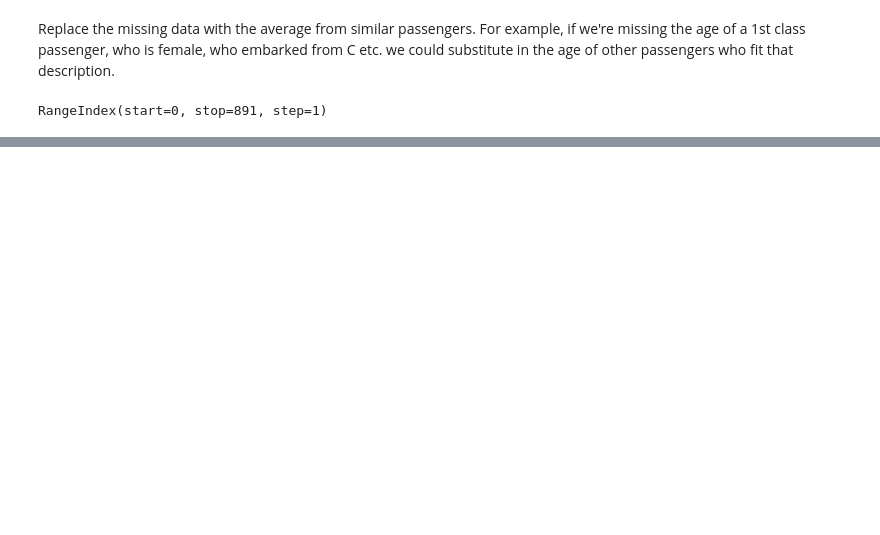
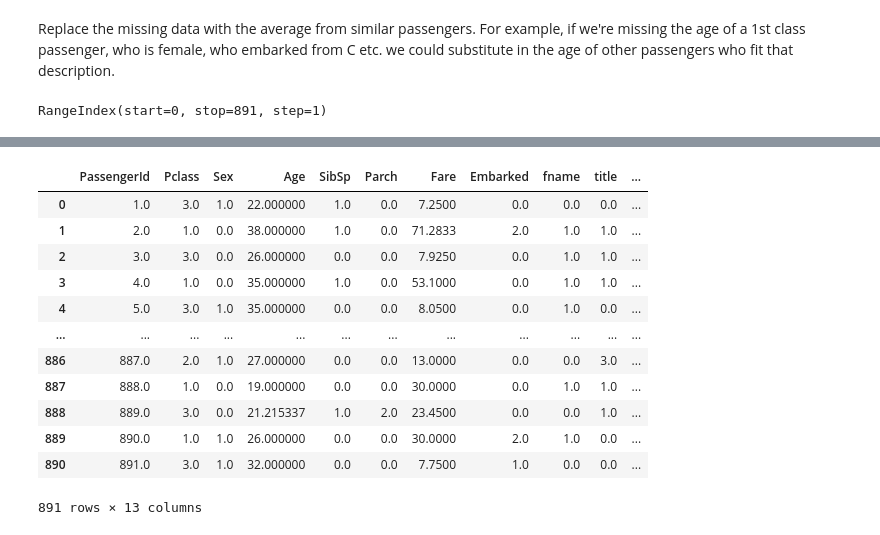
Before and after one commit to malte-n/Data-Science-Portfolio, a Jupyter notebook: titanic_kaggle_comp/titanic_classification_problem.ipynb, the cells around one changed output, grey strips where cells are left out. Drawn from its saved outputs; the diff is of its cells as text; code cells hidden in the pictures; blank space fills up the shorter version.

```diff
--- a/titanic_kaggle_comp/titanic_classification_problem.ipynb
+++ b/titanic_kaggle_comp/titanic_classification_problem.ipynb
@@ -312,0 +232,3 @@ RangeIndex(start=0, stop=891, step=1)
+# %%
+train_data.drop(["Ticket"], axis=1, inplace=True)
+test_data.drop(["Ticket"], axis=1, inplace=True)
@@ -313,3 +257,35 @@ RangeIndex(start=0, stop=891, step=1)
+# %%
+from sklearn.experimental import enable_iterative_imputer
+from sklearn.impute import IterativeImputer
+from sklearn.preprocessing import PolynomialFeatures
+
+
+combined = pd.concat([train_data,test_data],keys=[0,1])
+
+imp = IterativeImputer(max_iter = 20, random_state = 42)
+combined = pd.DataFrame(imp.fit_transform(combined), index = combined.index, columns = combined.columns)
+
+poly = PolynomialFeatures(degree=2)
+
+
+train_data = combined.xs(0)
+test_data = combined.xs(1)
+
+train_data
+# %% [output]
+|  | PassengerId | Pclass | Sex | Age | SibSp | Parch | Fare | Embarked | fname | title | ... |
+| 0 | 1.0 | 3.0 | 1.0 | 22.000000 | 1.0 | 0.0 | 7.2500 | 0.0 | 0.0 | 0.0 | ... |
+| 1 | 2.0 | 1.0 | 0.0 | 38.000000 | 1.0 | 0.0 | 71.2833 | 2.0 | 1.0 | 1.0 | ... |
+| 2 | 3.0 | 3.0 | 0.0 | 26.000000 | 0.0 | 0.0 | 7.9250 | 0.0 | 1.0 | 1.0 | ... |
+| 3 | 4.0 | 1.0 | 0.0 | 35.000000 | 1.0 | 0.0 | 53.1000 | 0.0 | 1.0 | 1.0 | ... |
+| 4 | 5.0 | 3.0 | 1.0 | 35.000000 | 0.0 | 0.0 | 8.0500 | 0.0 | 1.0 | 0.0 | ... |
+| ... | ... | ... | ... | ... | ... | ... | ... | ... | ... | ... | ... |
+| 886 | 887.0 | 2.0 | 1.0 | 27.000000 | 0.0 | 0.0 | 13.0000 | 0.0 | 0.0 | 3.0 | ... |
+| 887 | 888.0 | 1.0 | 0.0 | 19.000000 | 0.0 | 0.0 | 30.0000 | 0.0 | 1.0 | 1.0 | ... |
+| 888 | 889.0 | 3.0 | 0.0 | 21.215337 | 1.0 | 2.0 | 23.4500 | 0.0 | 0.0 | 1.0 | ... |
+| 889 | 890.0 | 1.0 | 1.0 | 26.000000 | 0.0 | 0.0 | 30.0000 | 2.0 | 1.0 | 0.0 | ... |
+| 890 | 891.0 | 3.0 | 1.0 | 32.000000 | 0.0 | 0.0 | 7.7500 | 1.0 | 0.0 | 0.0 | ... |
+891 rows × 13 columns
 # %%
 from sklearn.ensemble import RandomForestClassifier
 
```
Also changed, not shown: parts of 42 cells of this notebook, 1 other file.
